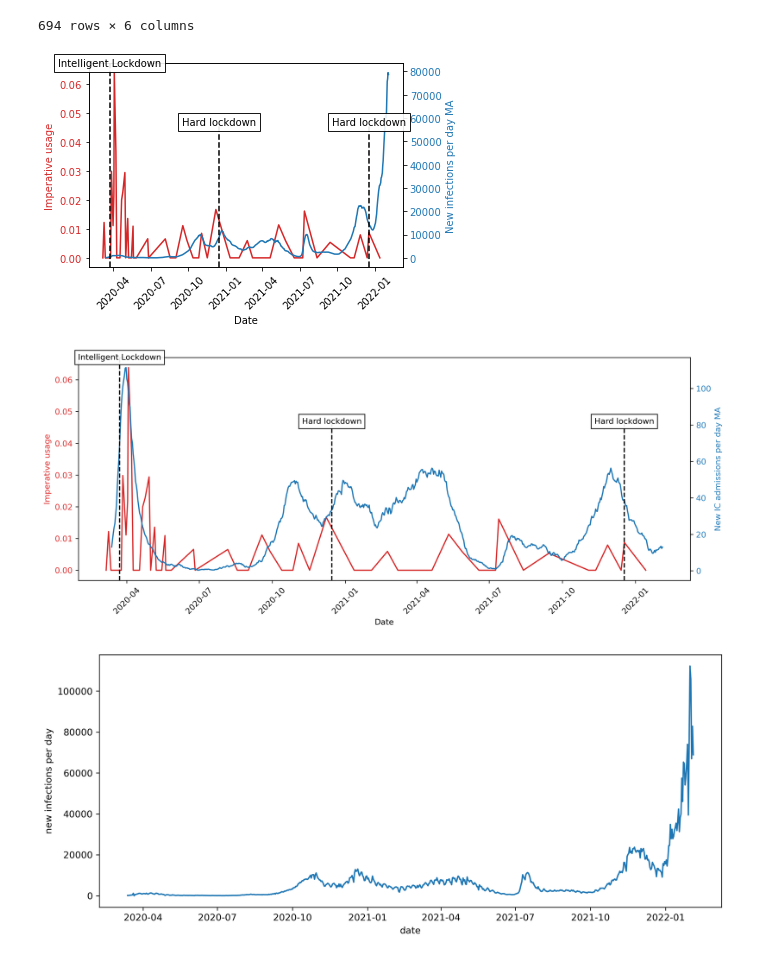
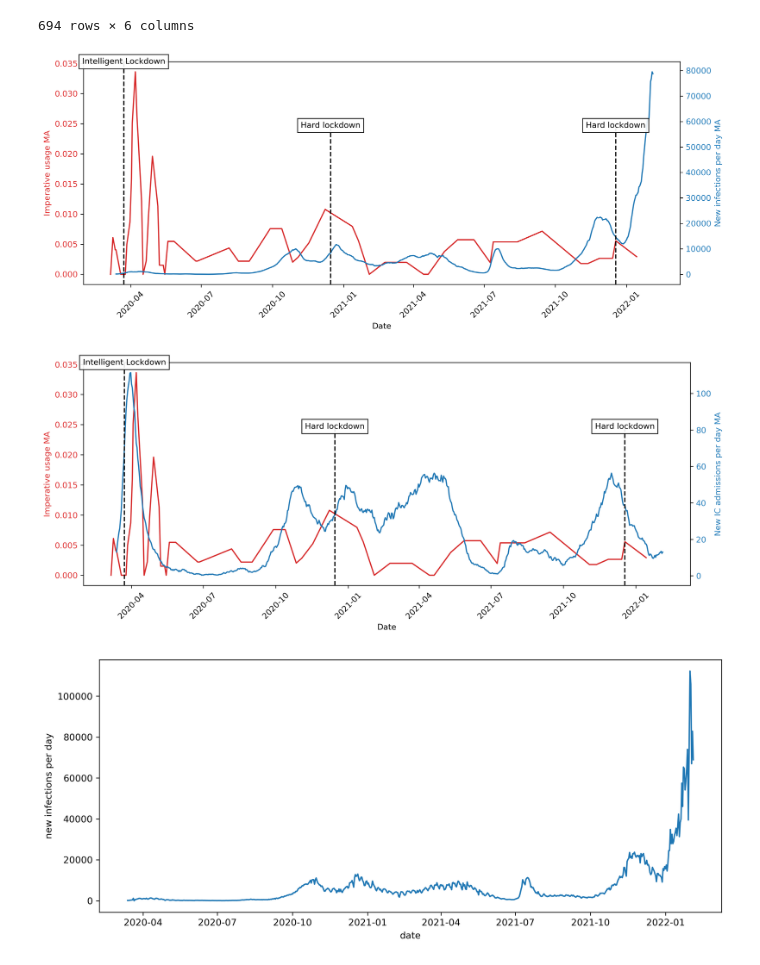
Before and after one commit to matthiasmeester/dm_project, a Jupyter notebook: src/analyses/imperative_usage.ipynb, the cells around one changed output. Drawn from its saved outputs; the diff is of its cells as text; code cells hidden in the pictures.

Commit message:
Restyle graphs

```diff
--- a/src/analyses/imperative_usage.ipynb
+++ b/src/analyses/imperative_usage.ipynb
@@ -1,14 +1,13 @@
 # %%
-import spacy
-
-nlp = spacy.load("nl_core_news_md")
 from util.conferences import get_conference_data, correct_cwd, get_sentences
 from util.infections import get_infection_data
 import datetime as dt
-from tqdm.notebook import tqdm
 import matplotlib
 import matplotlib.pyplot as plt
 import pandas as pd
+from tqdm.notebook import tqdm
+import spacy
+nlp = spacy.load("nl_core_news_lg")
 # %%
 correct_cwd()
 # %%
@@ -35,18 +34,18 @@ def has_imperative_mood(sentence: str):
         return sentence
     return False
 # %%
-try:
-    relative_proportions
-except:
-    relative_proportions = []
+data = []
 
-    for rut_doc, de_jonge_doc in tqdm(list(zip(rutte_sentences, de_jonge_sentences))):
-        doc = rut_doc + de_jonge_doc
-        count = 0
-        for sentence in doc:
-            if has_imperative_form(sentence):
-                count += 1
-                print(sentence)
-        relative_proportions.append(count / len(doc))
+for rut_doc, de_jonge_doc in tqdm(list(zip(rutte_sentences, de_jonge_sentences))):
+    doc = rut_doc + de_jonge_doc
+    count = 0
+    for sentence in doc:
+        if has_imperative_mood(sentence):
+            count += 1
+            print(sentence)
+    data.append(count / len(doc))
+
+relative_proportions = pd.Series(data)
+relative_proportions = relative_proportions.rolling(window=3, min_periods=1).mean()
 # %% [output]
 Doe dit, maak hier gebruik van deze aanwijzingen: handen wassen, in je elleboog niezen en gebruik maken van papieren zakdoekjes.
@@ -138,13 +138,13 @@ infections
 694 rows × 6 columns
 # %%
 x2 = [dt.datetime.strptime(date, '%Y-%m-%d').date() for date in infections.date]
-two_lines(x, y, x2, infections.new_infection_ma, 'Imperative usage', 'New infections per day MA')
+two_lines(x, y, x2, infections.new_infection_ma, 'Imperative usage MA', 'New infections per day MA')
 # %% [output]
-[figure, old version]
+[figure, new version]
 # %%
-two_lines(x, y, x2, infections.new_ic_admissions_ma, 'Imperative usage', 'New IC admissions per day MA')
+two_lines(x, y, x2, infections.new_ic_admissions_ma, 'Imperative usage MA', 'New IC admissions per day MA')
 # %% [output]
-[figure, old version]
+[figure, new version]
 # %%
 plt.plot(x2, infections.new_infections)
 plt.xlabel('date')
```
Also changed, not shown: parts of 3 cells of this notebook, 13 other files.
